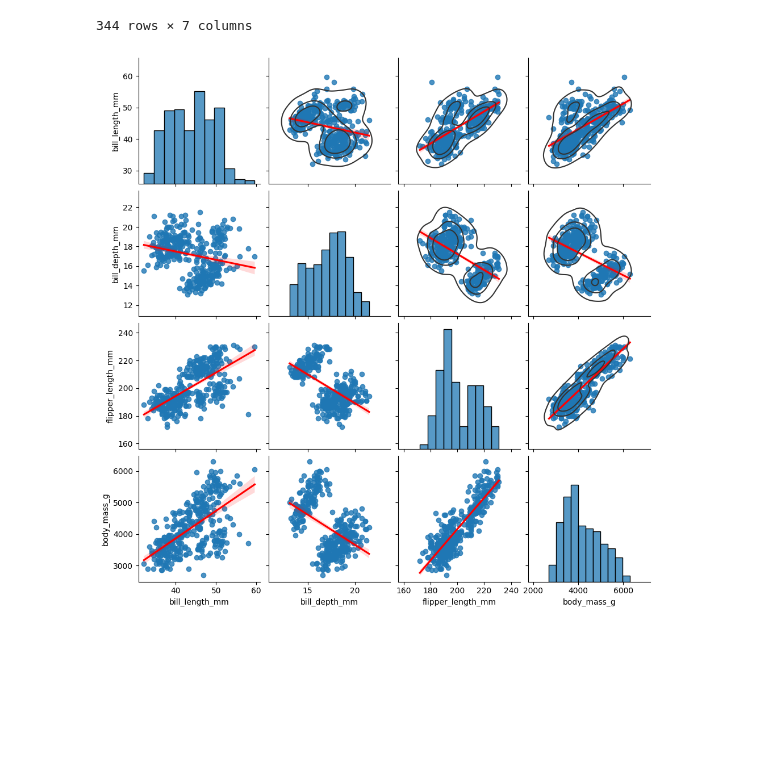
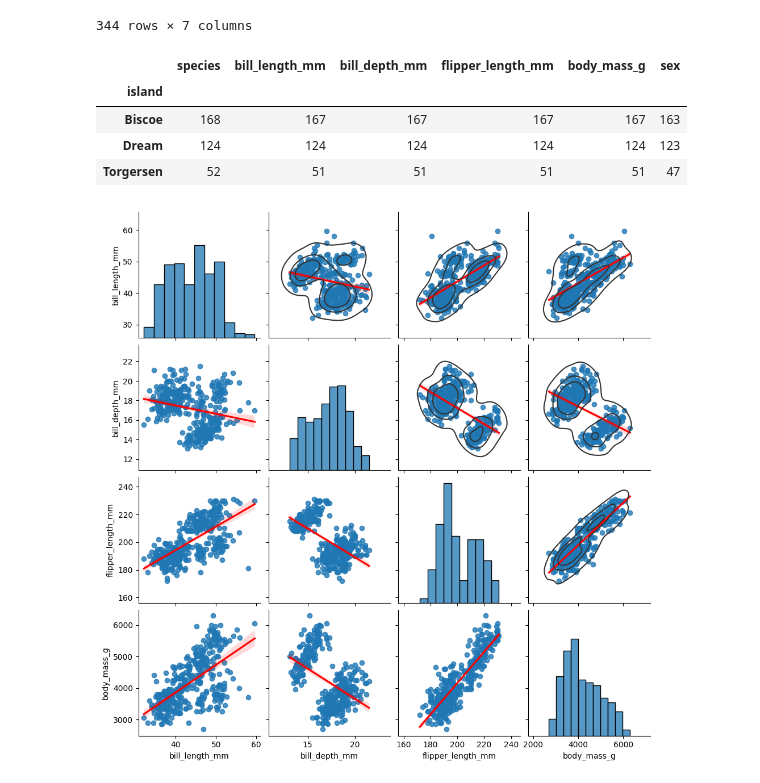
Before and after one commit to pmarcello01/Marcell_Poerczi_BIPM2026, a Jupyter notebook: Data Science/class_3/SimpleModels.ipynb, the cells around one changed output. Saved outputs shown, nothing was run; the diff lists cells and outputs as text; code cells hidden in the pictures; blank space fills up the shorter version.

Commit message:
Penguins Homework + DS Class 4

```diff
--- a/Data Science/class_3/SimpleModels.ipynb
+++ b/Data Science/class_3/SimpleModels.ipynb
@@ -299,6 +299,14 @@ penguins
 | 342 | Gentoo | Biscoe | 45.2 | 14.8 | 212.0 | 5200.0 | Female |
 | 343 | Gentoo | Biscoe | 49.9 | 16.1 | 213.0 | 5400.0 | Male |
 344 rows × 7 columns
+# %%
+penguins.groupby("island").count()
+# %% [output]
+|  | species | bill_length_mm | bill_depth_mm | flipper_length_mm | body_mass_g | sex |
+| island |  |  |  |  |  |  |
+| Biscoe | 168 | 167 | 167 | 167 | 167 | 163 |
+| Dream | 124 | 124 | 124 | 124 | 124 | 123 |
+| Torgersen | 52 | 51 | 51 | 51 | 51 | 47 |
 # %%
 warnings.filterwarnings("ignore")
 
```
Also changed, not shown: 4 other files.
